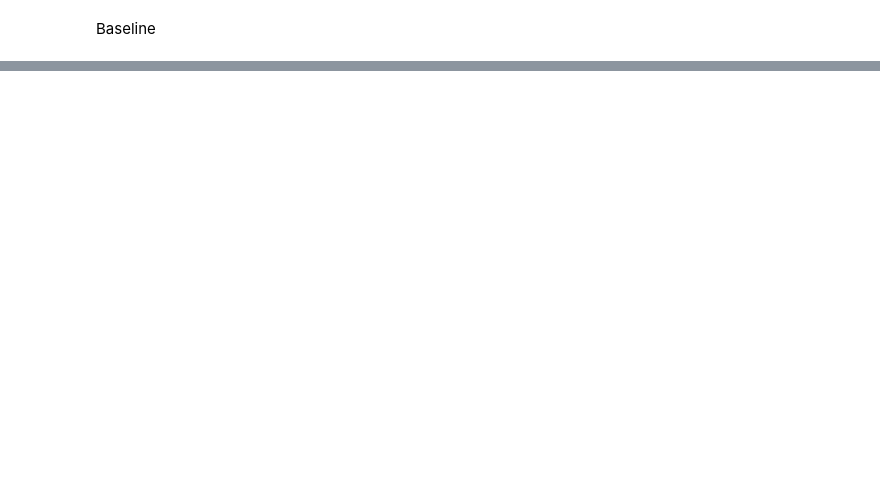
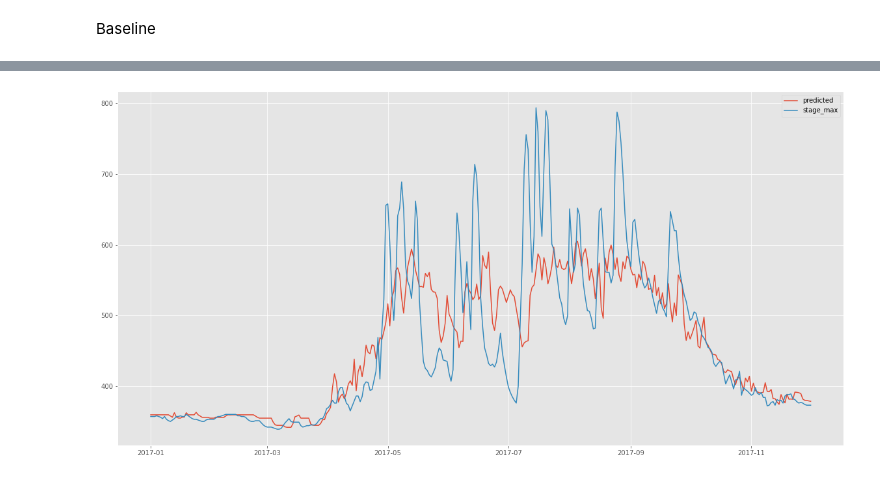
Before and after one commit to stepanplaunov/NoFloodWithAIJ, a Jupyter notebook: DataPreprocessing.ipynb, the cells around one changed output, grey strips where cells are left out. Cells and saved outputs as stored; diff of their text form; code cells hidden in the pictures; blank space fills up the shorter version.

```diff
--- a/DataPreprocessing.ipynb
+++ b/DataPreprocessing.ipynb
@@ -300,9 +263,9 @@ label_name = 'stage_max'
 from sklearn.model_selection import train_test_split
 train_end = '2016-12-31'
 test_start = '2017-01-01'
-# test_end = '2017-11-11'
+test_end = '2017-12-21'
 
-X = df.drop(['temp', 'stage_delta', 'precipitation_amount', 'temperature_ground', 'temperature_air', label_name], axis = 1)
+X = df.drop(['temp', 'stage_delta', 'precipitation_amount', 'temperature_ground', 'temperature_air', 'congestion_up', 'congestion_down', label_name], axis = 1)
 Y = df[label_name]
 
-X_train, X_test, y_train, y_test = X[:train_end], X[test_start:], Y[:train_end], Y[test_start:] #train_test_split(df.drop([label_name], axis = 1), df[label_name], train_size=0.75, random_state=random_state)
+X_train, X_test, y_train, y_test = X[:train_end], X[test_start:test_end], Y[:train_end], Y[test_start:test_end] #train_test_split(df.drop([label_name], axis = 1), df[label_name], train_size=0.75, random_state=random_state)
@@ -326,11 +309,11 @@ parameters = {
      'feature_fraction': 0.8,
      'bagging_fraction': 0.4,
 #     'bagging_freq': 10,
-     "n_estimators":1000,
+     "n_estimators":1500,
      "max_depth": 8,
      "num_leaves": 32,
-     "max_bin": 32,
-     "n_jobs": 4,
+     "max_bin": 64,
+     #"n_jobs": 4,
      "random_state": random_state,
      "early_stopping_rounds":100,
 
@@ -358,7 +384,9 @@ print(nse(true, predict))
 # %%
 res = pd.DataFrame(y_test.copy())
 res['predicted'] = predict
-plot_series(res['2017-07-01': ], cols = ['predicted', 'stage_max'])
+plot_series(res['2017-01-01':"2017-12-01"], cols = ['predicted', 'stage_max'])
+# %% [output]
+[figure, added]
 # %%
 # def step_forecast(model, var_prefix, x, n, d):
 #     x_ = x.copy()
```
Also changed, not shown: parts of 16 cells of this notebook.
